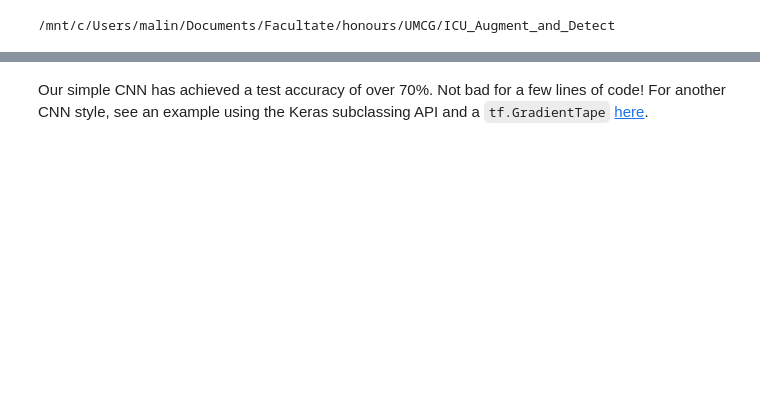
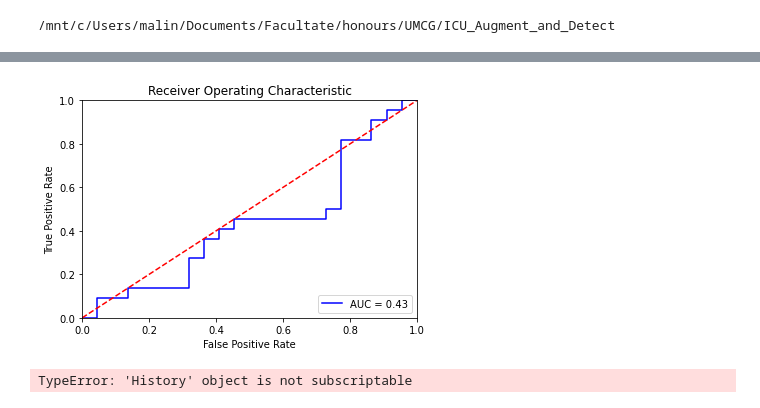
Before and after one commit to vandrw/ICU_Augment_and_Detect, a Jupyter notebook: categorization/cnn.ipynb, the cells around one changed output, grey strips where cells are left out. Drawn from its saved outputs; the diff is of its cells as text; code cells hidden in the pictures; blank space fills up the shorter version.

Commit message:
changed for validation with Swedish dataset

```diff
--- a/categorization/cnn.ipynb
+++ b/categorization/cnn.ipynb
@@ -17,7 +21 @@ Using TensorFlow backend.
-# %%
-image_folder_sick = '/mnt/c/Users/malin/Documents/Facultate/honours/UMCG/ICU_Augment_and_Detect/data/parsed/sick'
-image_folder_healthy = '/mnt/c/Users/malin/Documents/Facultate/honours/UMCG/ICU_Augment_and_Detect/data/parsed/healthy'
-image_folder_altered = '/mnt/c/Users/malin/Documents/Facultate/honours/UMCG/ICU_Augment_and_Detect/data/parsed/altered'
-image_folder_cfd = '/mnt/c/Users/malin/Documents/Facultate/honours/UMCG/ICU_Augment_and_Detect/data/parsed/cfd'
-image_size = 217
 # %%
@@ -121,7 +127,0 @@ _________________________________________________________________
-# %%
-model.compile(optimizer='adam',
-              loss="binary_crossentropy",
-              metrics=['accuracy'])
-
-history = model.fit(train_images_mouth, train_labels_mouth, epochs=10,
-                    validation_data=(test_images_mouth, test_labels_mouth))
@@ -133,8 +186,27 @@ Epoch 1/10
+# %%
+pred = saved_model.predict(test_images)
+fpr, tpr, threshold = sklearn.metrics.roc_curve(test_labels[:,0], pred[:,0])
+roc_auc = sklearn.metrics.auc(fpr, tpr)
+plt.title('Receiver Operating Characteristic')
+plt.plot(fpr, tpr, 'b', label = 'AUC = %0.2f' % roc_auc)
+plt.legend(loc = 'lower right')
+plt.plot([0, 1], [0, 1],'r--')
+plt.xlim([0, 1])
+plt.ylim([0, 1])
+plt.ylabel('True Positive Rate')
+plt.xlabel('False Positive Rate')
+plt.show()
+# %% [output]
+[figure, added]
 # %%
-plt.plot(history.history['accuracy'], label='accuracy')
-plt.plot(history.history['val_accuracy'], label = 'val_accuracy')
-plt.xlabel('Epoch')
+plt.plot(history["accuracy"], label = "Training accuracy")
+plt.plot(history["val_accuracy"], label = "Validation accuracy")
+plt.legend()
+plt.ylim((0.5,1.05))
+plt.xlim((0,20))
+plt.xlabel('Training Epochs')
 plt.ylabel('Accuracy')
-plt.ylim([0.5, 1])
-plt.legend(loc='lower right')
-plt.show()
+plt.title("Accuracy of the Best Stacked Model")
+plt.savefig("data/plots/best_stacked_accuracy.png")
+# %% [output]
+TypeError: 'History' object is not subscriptable
@@ -152,2 +212,0 @@ print(test_acc)
-# %% [markdown]
-Our simple CNN has achieved a test accuracy of over 70%. Not bad for a few lines of code! For another CNN style, see an example using the Keras subclassing API and a `tf.GradientTape` [here](https://www.tensorflow.org/tutorials/quickstart/advanced).
```
Also changed, not shown: parts of 11 cells of this notebook, 6 other files.
